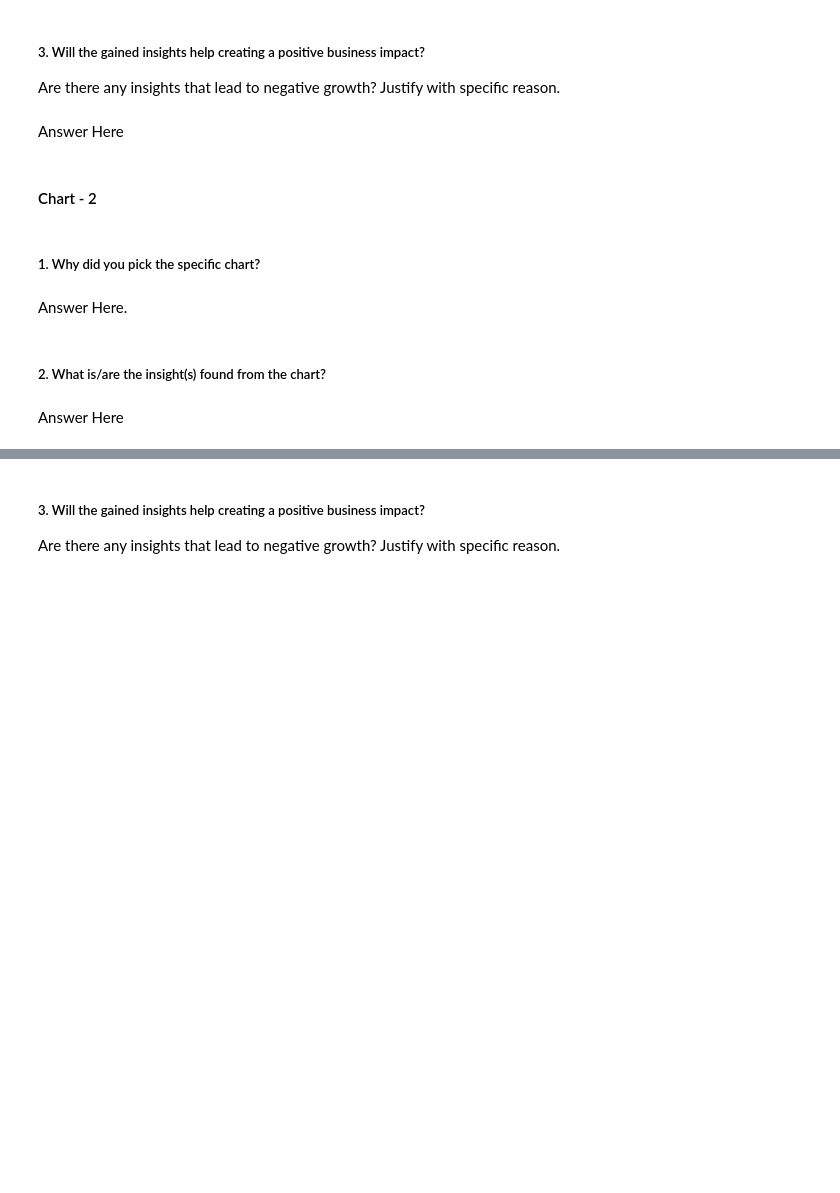
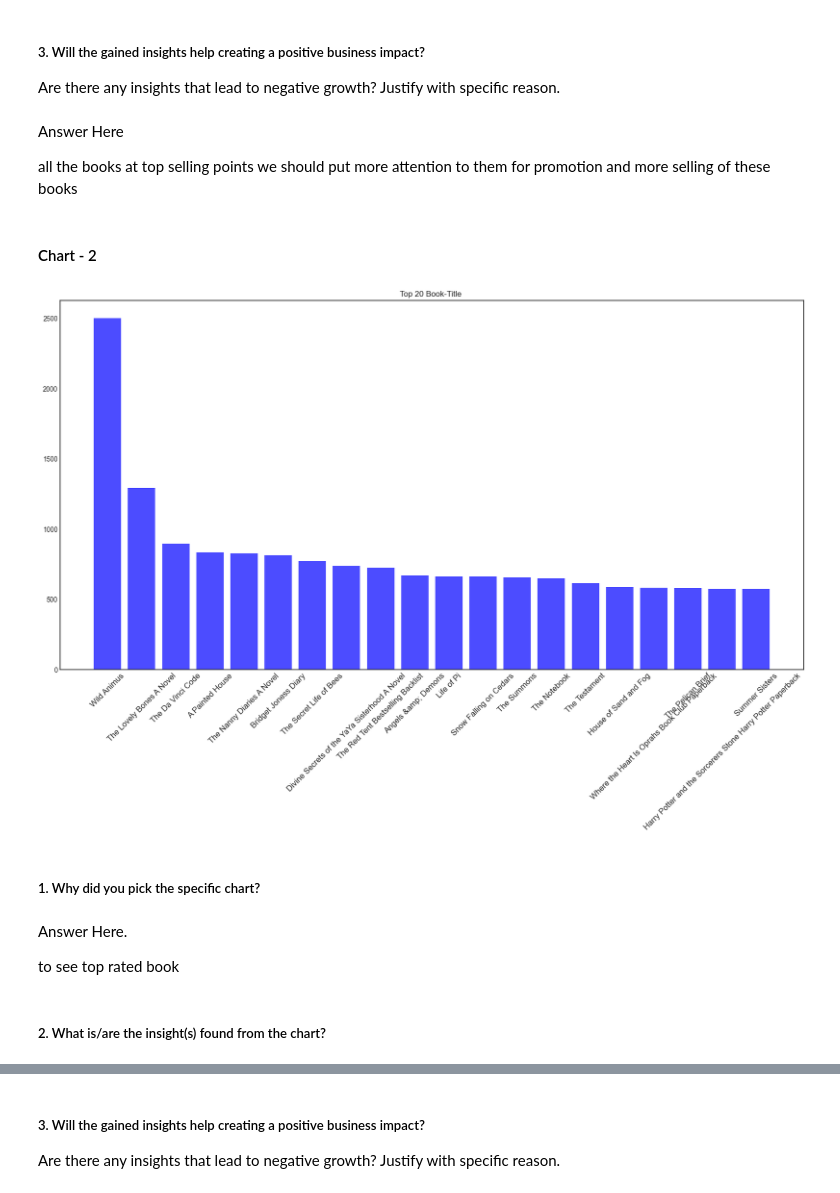
Before and after one commit to kaushikk1999/Book-Recommendation-System, a Jupyter notebook: Book Recommendation System.ipynb, the cells around one changed output, grey strips where cells are left out. Drawn from its saved outputs; the diff is of its cells as text; code cells hidden in the pictures; blank space fills up the shorter version.

```diff
--- a/Book Recommendation System.ipynb
+++ b/Book Recommendation System.ipynb
@@ -171,17 +439,29 @@ Answer Here
 # %% [markdown]
 ##### 3. Will the gained insights help creating a positive business impact?
 Are there any insights that lead to negative growth? Justify with specific reason.
-# %% [markdown]
-Answer Here
+# %% [markdown]
+Answer Here
+
+all the books at top selling points we  should put more attention to them for promotion and more selling of these books
 # %% [markdown]
 #### Chart - 2
 # %%
 # Chart - 2 visualization code
+# %%
+plt.figure(figsize = (20, 10))
+plt.bar(df['Book-Title'].value_counts().iloc[:20].index, df['Book-Title'].value_counts().iloc[:20],
+        width=0.8, color='blue', alpha=0.7)
+plt.title("Top 20 Book-Title ")
+plt.xticks(fontsize = 12)
+plt.xticks(rotation=45)
+plt.show()
+# %% [output]
+[figure, added]
 # %% [markdown]
 ##### 1. Why did you pick the specific chart?
-# %% [markdown]
-Answer Here.
+# %% [markdown]
+Answer Here.
+
+to see top rated book
 # %% [markdown]
 ##### 2. What is/are the insight(s) found from the chart?
-# %% [markdown]
-Answer Here
```
Also changed, not shown: parts of 159 cells of this notebook.
